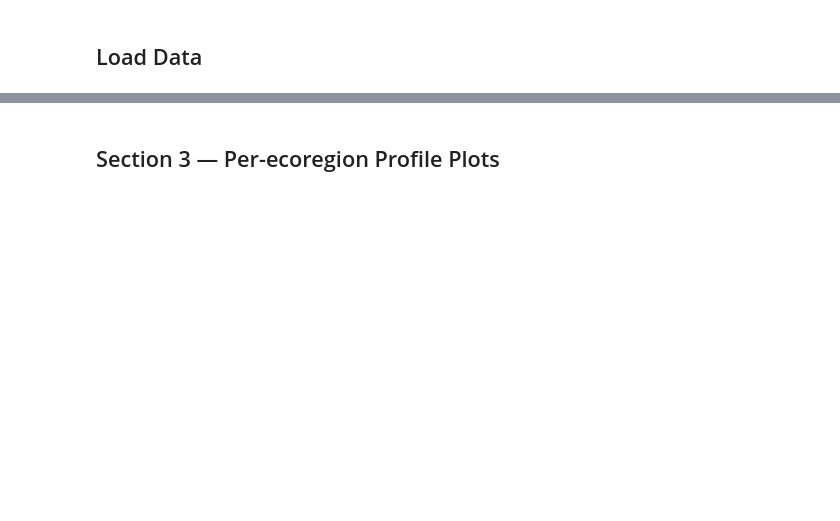
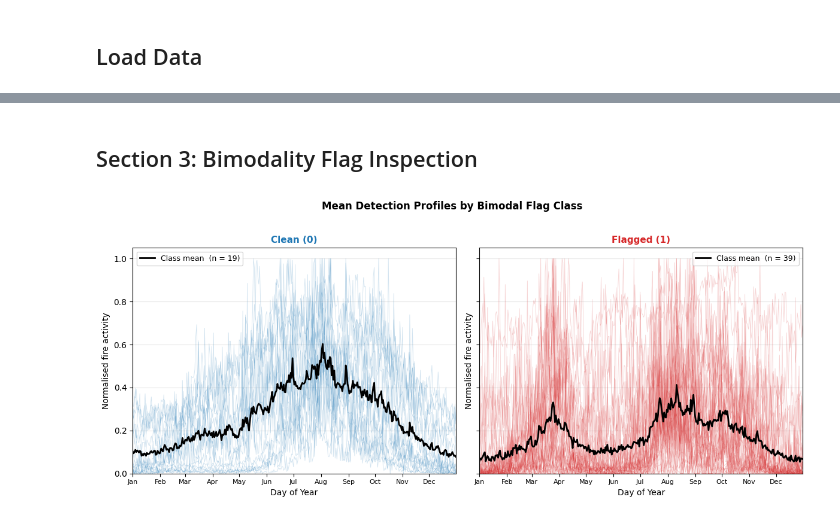
Before and after one commit to ismailbekar/TGPF, a Jupyter notebook: 05_01_REG_validation.ipynb, the cells around one changed output, grey strips where cells are left out. Cells and saved outputs as stored; diff of their text form; code cells hidden in the pictures; blank space fills up the shorter version.

```diff
--- a/05_01_REG_validation.ipynb
+++ b/05_01_REG_validation.ipynb
@@ -824,2 +496,2 @@ plt.show()
 # %% [markdown]
-## Section 3 — Per-ecoregion Profile Plots
+## Section 3: Bimodality Flag Inspection
@@ -935,0 +498,55 @@ for eco_id in eco_ids:
+# %%
+# PLOT 01 — MEAN DETECTION PROFILES BY BIMODAL FLAG CLASS ----------------------------------------
+DOY_RANGE = list(range(1, 366))
+
+fig, axes = plt.subplots(1, 2, figsize=(12, 5), sharey=True)
+fig.suptitle('Mean Detection Profiles by Bimodal Flag Class',
+             fontsize=12, fontweight='bold', y=1.02)
+
+for flag_val, ax in zip([0, 1], axes):
+
+    eco_ids_class = quality_df[quality_df['bimodal_flag_eco'] == flag_val]['eco_id'].values
+    all_profiles  = []
+
+    for eco_id in eco_ids_class:
+        eco_daily = daily_df[daily_df['eco_id'] == eco_id]
+        if eco_daily.empty:
+            continue
+
+        pivot = eco_daily.pivot_table(
+            index='year', columns='doy',
+            values='n_detections', fill_value=0
+        ).reindex(columns=DOY_RANGE, fill_value=0)
+
+        mean_prof = pivot.mean(axis=0).values.astype(float)
+        max_val   = mean_prof.max()
+        if max_val == 0:
+            continue
+
+        norm_prof = mean_prof / max_val
+        ax.plot(DOY_RANGE, norm_prof, color=C_FLAGS[flag_val],
+                alpha=0.20, linewidth=0.6)
+        all_profiles.append(norm_prof)
+
+    if all_profiles:
+        class_mean = np.mean(all_profiles, axis=0)
+        ax.plot(DOY_RANGE, class_mean, color='black', linewidth=2.0,
+                label=f'Class mean  (n = {len(all_profiles)})')
+        ax.legend(fontsize=9)
+
+    ax.set_xticks(MONTH_STARTS)
+    ax.set_xticklabels(MONTH_NAMES, fontsize=8)
+    ax.set_xlim(1, 365)
+    ax.set_ylim(0, 1.05)
+    ax.set_title(L_FLAGS[flag_val], fontsize=11,
+                 fontweight='bold', color=C_FLAGS[flag_val])
+    ax.set_xlabel('Day of Year')
+    ax.set_ylabel('Normalised fire activity')
+    ax.grid(axis='y', alpha=0.3)
+
+plt.tight_layout()
+plt.savefig(os.path.join(plots_dir, '98_profiles_by_flag_class.png'),
+            dpi=FIG_DPI, bbox_inches='tight')
+plt.show()
+# %% [output]
+[figure, added]
```
Also changed, not shown: parts of 26 cells of this notebook, 6 other files.
